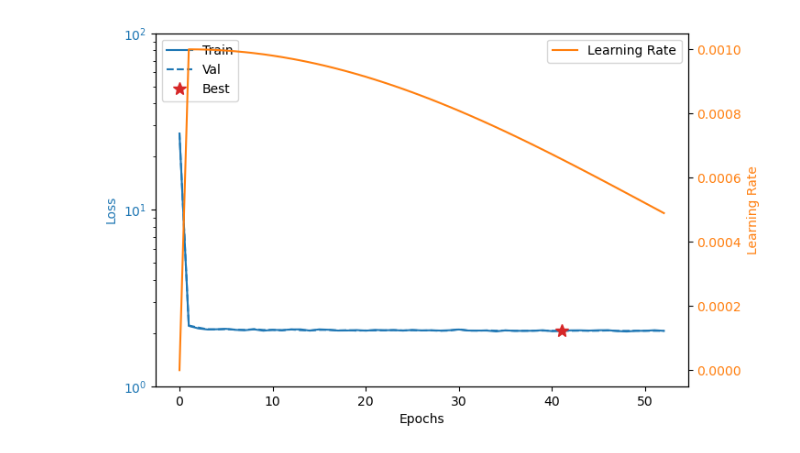
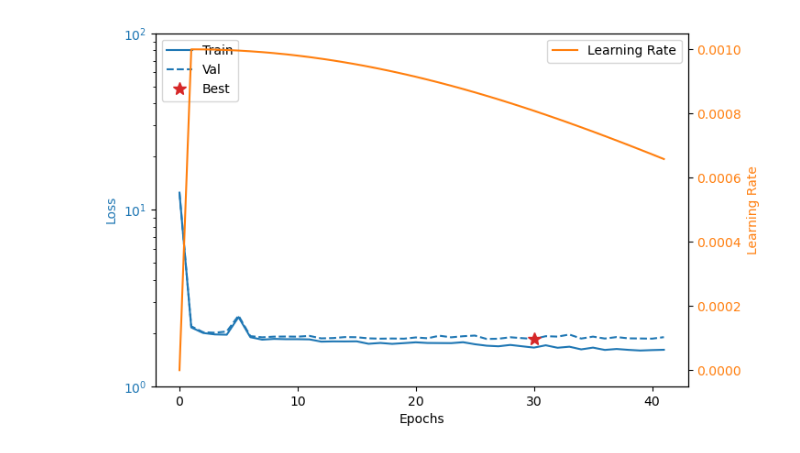
Before and after one commit to Jacobson-CompSysBio/GP-Transformer, a Jupyter notebook: notebooks/plot.ipynb, the cells around one changed output. Cells and saved outputs as stored; diff of their text form; code cells hidden in the pictures.

```diff
--- a/notebooks/plot.ipynb
+++ b/notebooks/plot.ipynb
@@ -35,7 +35,7 @@ eval_interval = batches_per_epoch
 early_stop = 10
 # %%
 # parse logs
-model = "e_model"
+model = "gxe_model"
 logs = []
 with open(f'../logs/{model}/log.txt', 'r') as f:
     logs = f.readlines()
@@ -49,31 +49,31 @@ epochs = np.arange(0, epochs.max() + 1, 1)
 lrs = [get_lr(epoch, 1, num_epochs, max_lr, min_lr) for epoch in epochs]
 
 # get best model
 best_epoch = epochs[np.argmin(val_loss)]
 
 # plot
 fig, ax = plt.subplots(1, 1, figsize=(7.5, 5))
 
 # losses
 ax.semilogy(epochs, train_loss, '-', color='tab:blue', label='Train')
 ax.semilogy(epochs, val_loss, '--', color='tab:blue', label='Val')
 ax.semilogy(best_epoch, min(val_loss), '*', color='tab:red', label='Best', markersize=10)
 ax.set_ylabel('Loss', color='tab:blue')
 ax.set_xlabel('Epochs')
 ymin, ymax = ax.get_ylim()
 ymin = 10 ** int(np.log10(ymin) - 1)
 ymax = 10 ** int(np.log10(ymax) + 1)
 ax.set_ylim(ymin, ymax)
 ax.tick_params(axis='y', labelcolor='tab:blue')
 ax.legend(loc='upper left')
 
 # learning rate
 ax2 = ax.twinx()
 ax2.plot(epochs, lrs, '-', color='tab:orange', label='Learning Rate')
 ax2.tick_params(axis='y', labelcolor='tab:orange')
 ax2.set_ylabel('Learning Rate', color='tab:orange')
 ax2.legend(loc='upper right')
 
 plt.show()
 # %% [output]
-[figure, old version]
+[figure, new version]
```
Also changed, not shown: 4 other files.
